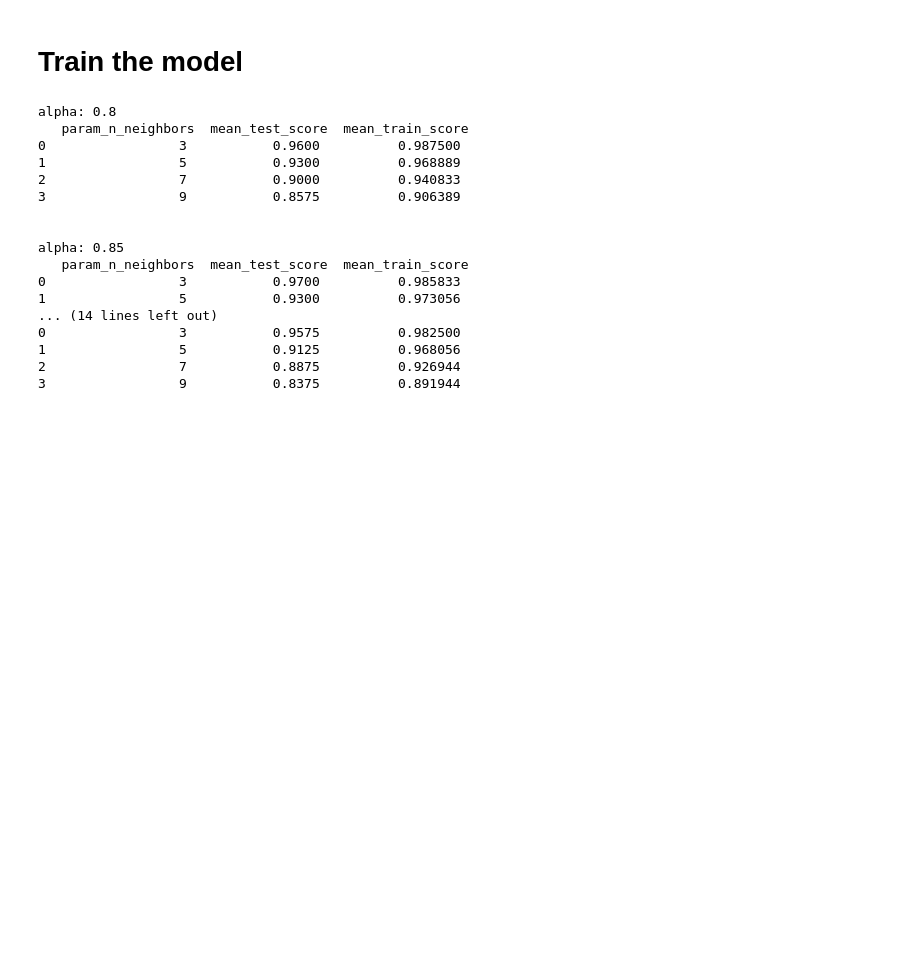
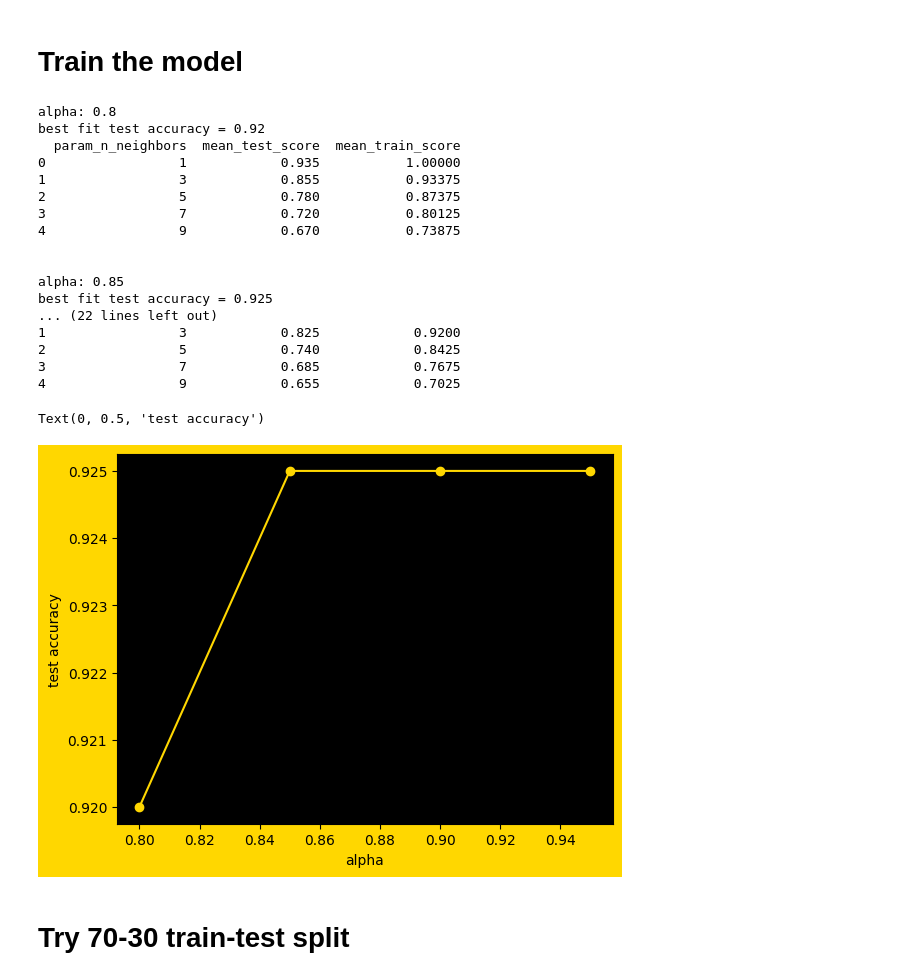
Before and after one commit to Omar-Atef-Bakr/introduction_to_machine_learning, a Jupyter notebook: assigment_three/solution.ipynb, the cells around one changed output. Drawn from its saved outputs; the diff is of its cells as text; code cells hidden in the pictures; blank space fills up the shorter version.

```diff
--- a/assigment_three/solution.ipynb
+++ b/assigment_three/solution.ipynb
@@ -175,32 +177,54 @@ fig.tight_layout()
 model = KNN()
 
 params = {
-    "n_neighbors": list(range(3,10,2))
+    "n_neighbors": list(range(1,10,2))
 }
 
-model_cv = GridSearchCV(model, param_grid=params, cv=10,
+model_cv = GridSearchCV(model, param_grid=params, cv=5,
                        return_train_score=True, scoring="accuracy")
 # %%
-for i, proj in enumerate(projections):
-    model_cv.fit(proj, labels)
+test_accuracies = []
+for i, proj in enumerate(train_projections):
+    model_cv.fit(proj, y_train)
     results = pd.DataFrame(model_cv.cv_results_)
     knn_selected_results = results[["param_n_neighbors", "mean_test_score", "mean_train_score"]]
-    print(f"alpha: {alphas[i]}\n", knn_selected_results, "\n\n")
+
+    pred = model_cv.best_estimator_.predict(test_projections[i])
+    acc = np.mean(pred == y_eval)
+    test_accuracies.append(acc)
+
+    print(f"alpha: {alphas[i]}\n", f"best fit test accuracy = {acc}\n", knn_selected_results, "\n\n", sep="")
 # %% [output]
 alpha: 0.8
-   param_n_neighbors  mean_test_score  mean_train_score
-0                 3           0.9600          0.987500
-1                 5           0.9300          0.968889
-2                 7           0.9000          0.940833
-3                 9           0.8575          0.906389
+best fit test accuracy = 0.92
+  param_n_neighbors  mean_test_score  mean_train_score
+0                 1            0.935           1.00000
+1                 3            0.855           0.93375
+2                 5            0.780           0.87375
+3                 7            0.720           0.80125
+4                 9            0.670           0.73875
 
 
 alpha: 0.85
-   param_n_neighbors  mean_test_score  mean_train_score
-0                 3           0.9700          0.985833
-1                 5           0.9300          0.973056
-... (14 lines left out)
-0                 3           0.9575          0.982500
-1                 5           0.9125          0.968056
-2                 7           0.8875          0.926944
-3                 9           0.8375          0.891944
+best fit test accuracy = 0.925
+... (22 lines left out)
+1                 3            0.825            0.9200
+2                 5            0.740            0.8425
+3                 7            0.685            0.7675
+4                 9            0.655            0.7025
+# %%
+fig = plt.figure()
+fig.patch.set_facecolor('gold')
+
+ax = plt.axes()
+ax.set_facecolor("black")
+
+
+plt.plot(alphas, test_accuracies, linestyle='-', marker='o', color='gold')
+plt.xlabel("alpha")
+plt.ylabel("test accuracy")
+# %% [output]
+Text(0, 0.5, 'test accuracy')
+[figure, added]
+# %% [markdown]
+# Try 70-30 train-test split
```
Also changed, not shown: parts of 12 cells of this notebook.
